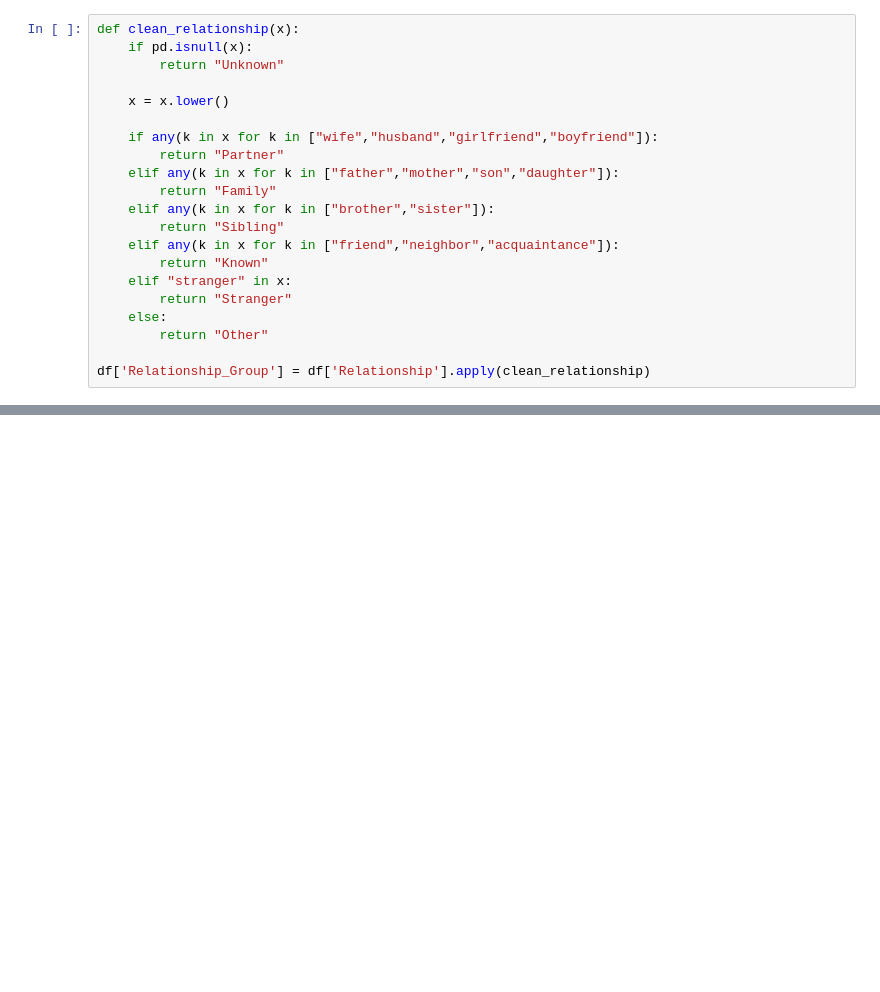
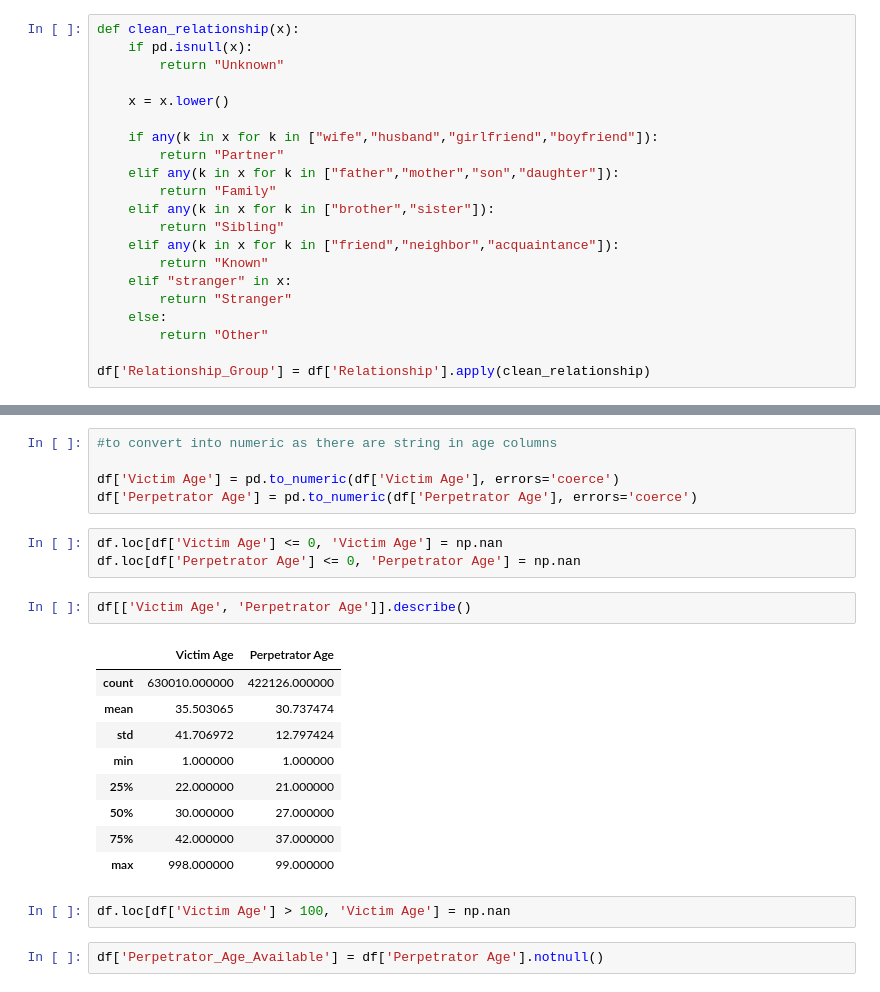
Before and after one commit to Kriti-kapil08/homicide-data-analysis, a Jupyter notebook: homicides analysis.ipynb, the cells around one changed output, grey strips where cells are left out. Drawn from its saved outputs; the diff is of its cells as text; blank space fills up the shorter version.

Commit message:
Data Cleaning - handling age columns

```diff
--- a/homicides analysis.ipynb
+++ b/homicides analysis.ipynb
@@ -242,0 +255,24 @@ df['Relationship_Group'] = df['Relationship'].apply(clean_relationship)
+# %%
+#to convert into numeric as there are string in age columns
+
+df['Victim Age'] = pd.to_numeric(df['Victim Age'], errors='coerce')
+df['Perpetrator Age'] = pd.to_numeric(df['Perpetrator Age'], errors='coerce')
+# %%
+df.loc[df['Victim Age'] <= 0, 'Victim Age'] = np.nan
+df.loc[df['Perpetrator Age'] <= 0, 'Perpetrator Age'] = np.nan
+# %%
+df[['Victim Age', 'Perpetrator Age']].describe()
+# %% [output]
+|  | Victim Age | Perpetrator Age |
+| count | 630010.000000 | 422126.000000 |
+| mean | 35.503065 | 30.737474 |
+| std | 41.706972 | 12.797424 |
+| min | 1.000000 | 1.000000 |
+| 25% | 22.000000 | 21.000000 |
+| 50% | 30.000000 | 27.000000 |
+| 75% | 42.000000 | 37.000000 |
+| max | 998.000000 | 99.000000 |
+# %%
+df.loc[df['Victim Age'] > 100, 'Victim Age'] = np.nan
+# %%
+df['Perpetrator_Age_Available'] = df['Perpetrator Age'].notnull()
```
Also changed, not shown: parts of 3 cells of this notebook.
